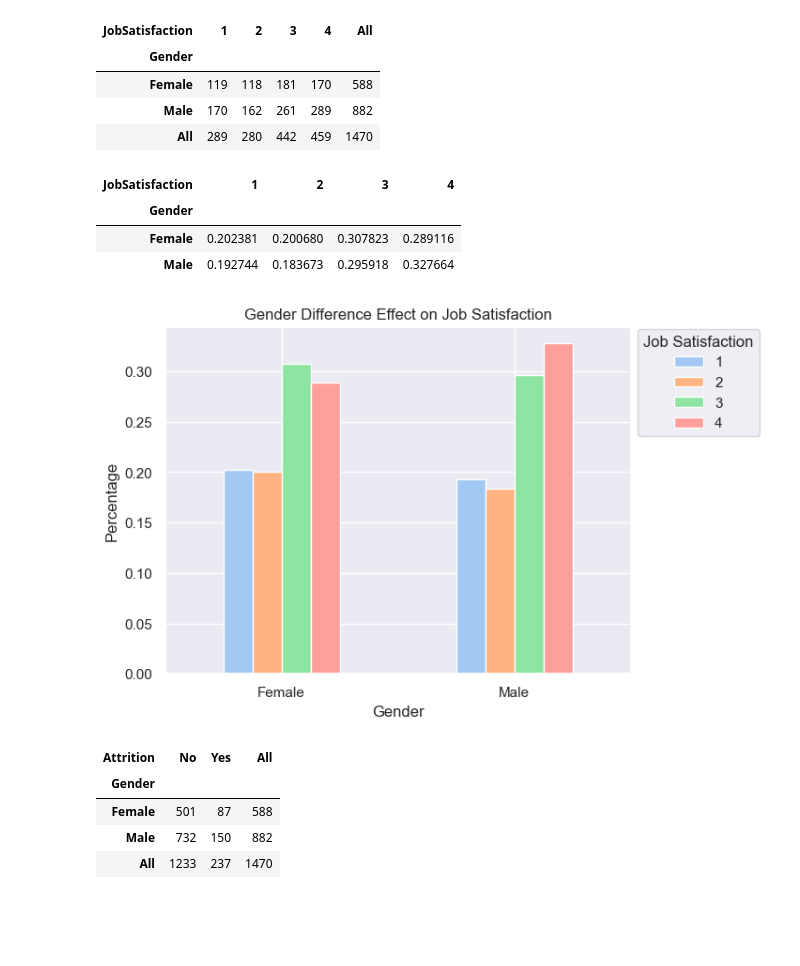
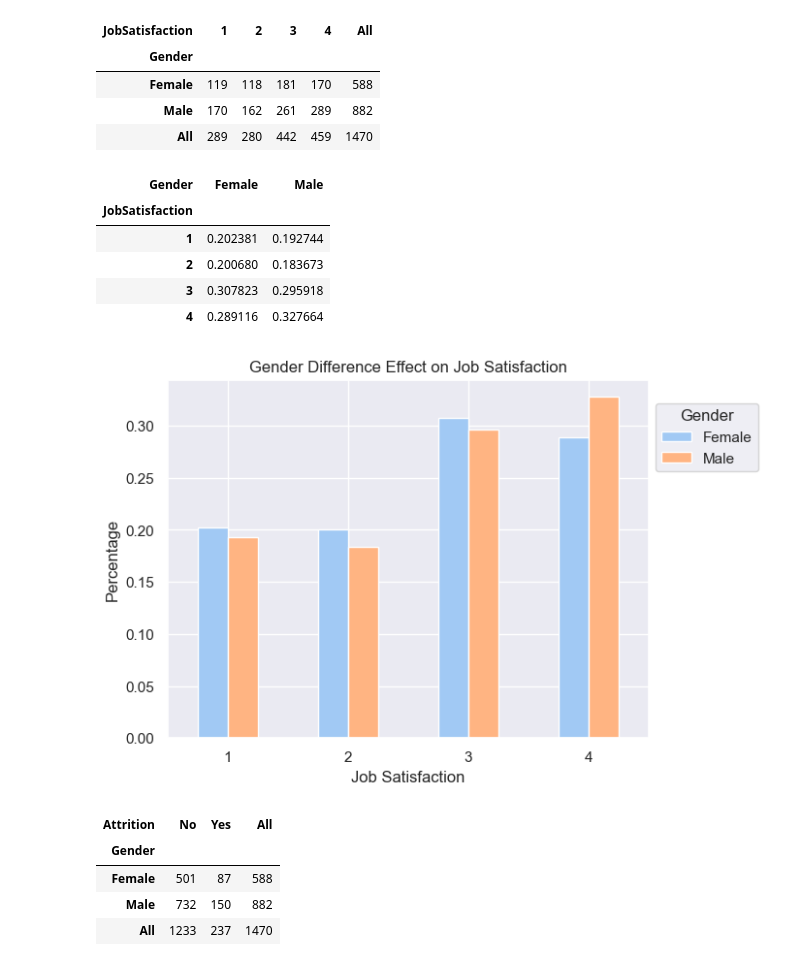
Before and after one commit to KursaDSc/IBM-HR-Analytics-Employee-Attrition, a Jupyter notebook: Updated_main.ipynb, the cells around one changed output. Drawn from its saved outputs; the diff is of its cells as text; code cells hidden in the pictures; blank space fills up the shorter version.

```diff
--- a/Updated_main.ipynb
+++ b/Updated_main.ipynb
@@ -553,19 +553,27 @@ GenderJobSatisfactionCrossTab
 | Male | 170 | 162 | 261 | 289 | 882 |
 | All | 289 | 280 | 442 | 459 | 1470 |
 # %%
-gen_js = GenderJobSatisfactionCrossTab.div(GenderJobSatisfactionCrossTab["All"], axis=0).iloc[:-1, :-1]
+gen_js = GenderJobSatisfactionCrossTab.div(GenderJobSatisfactionCrossTab["All"], axis=0).iloc[:-1, :-1].T
 gen_js
 # %% [output]
-| JobSatisfaction | 1 | 2 | 3 | 4 |
-| Gender |  |  |  |  |
-| Female | 0.202381 | 0.200680 | 0.307823 | 0.289116 |
-| Male | 0.192744 | 0.183673 | 0.295918 | 0.327664 |
+| Gender | Female | Male |
+| JobSatisfaction |  |  |
+| 1 | 0.202381 | 0.192744 |
+| 2 | 0.200680 | 0.183673 |
+| 3 | 0.307823 | 0.295918 |
+| 4 | 0.289116 | 0.327664 |
 # %%
-ax = gen_js.plot(kind='bar', ylabel= 'Percentage', xlabel = 'Gender', title = 'Gender Difference Effect on Job Satisfaction', color= palette)
+# plt.figure(figsize=(10, 6))
+# ax = sns.barplot(x = attrition_by_education_field.index, y = attrition_by_education_field.values, palette= palette)
+# ax.set(title='Attrition Rate by Education Field',
+#        xlabel='Education Field',
+#        ylabel='Attrition Rate')
+
+ax = gen_js.plot(kind='bar', ylabel= 'Percentage', xlabel = 'Job Satisfaction', title = 'Gender Difference Effect on Job Satisfaction', color= palette)
 ax.set_xticklabels(ax.get_xticklabels(), rotation=0);
-ax.legend(loc='center left', title= 'Job Satisfaction', bbox_to_anchor=(1, 0.84));
+ax.legend(loc='center left', title= 'Gender', bbox_to_anchor=(1, 0.84));
 # %% [output]
-[figure, old version]
+[figure, new version]
 # %%
 GenderCrossTab = pd.crosstab(df['Gender'], df['Attrition'], margins=True)
 GenderCrossTab
```
